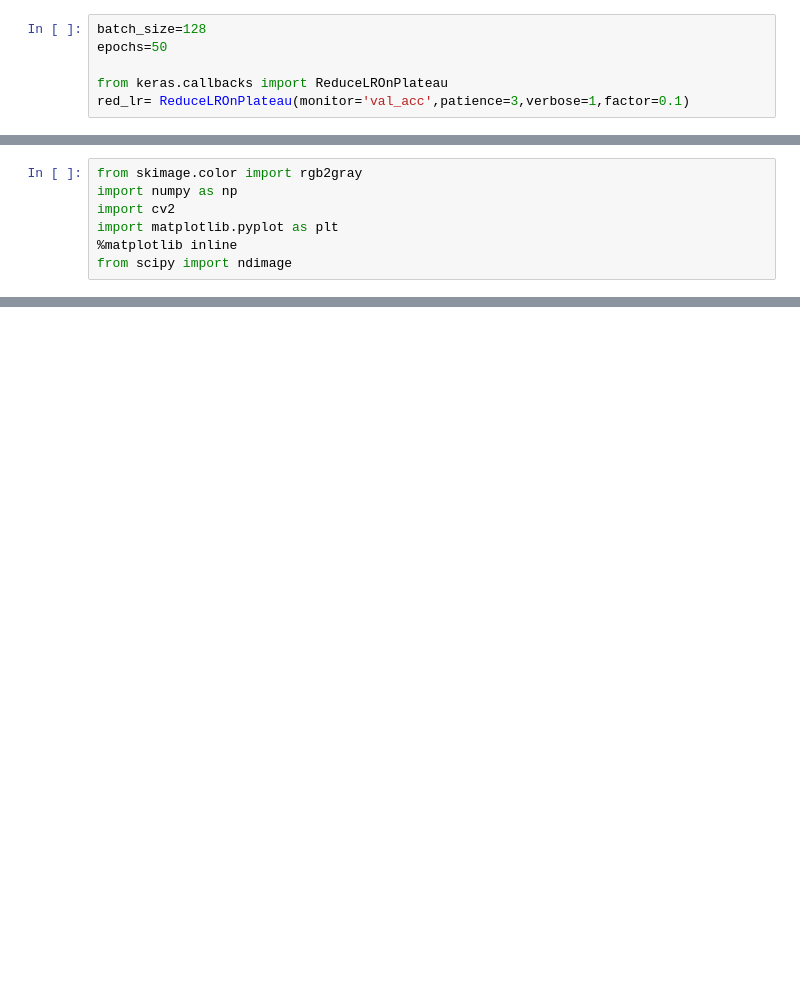
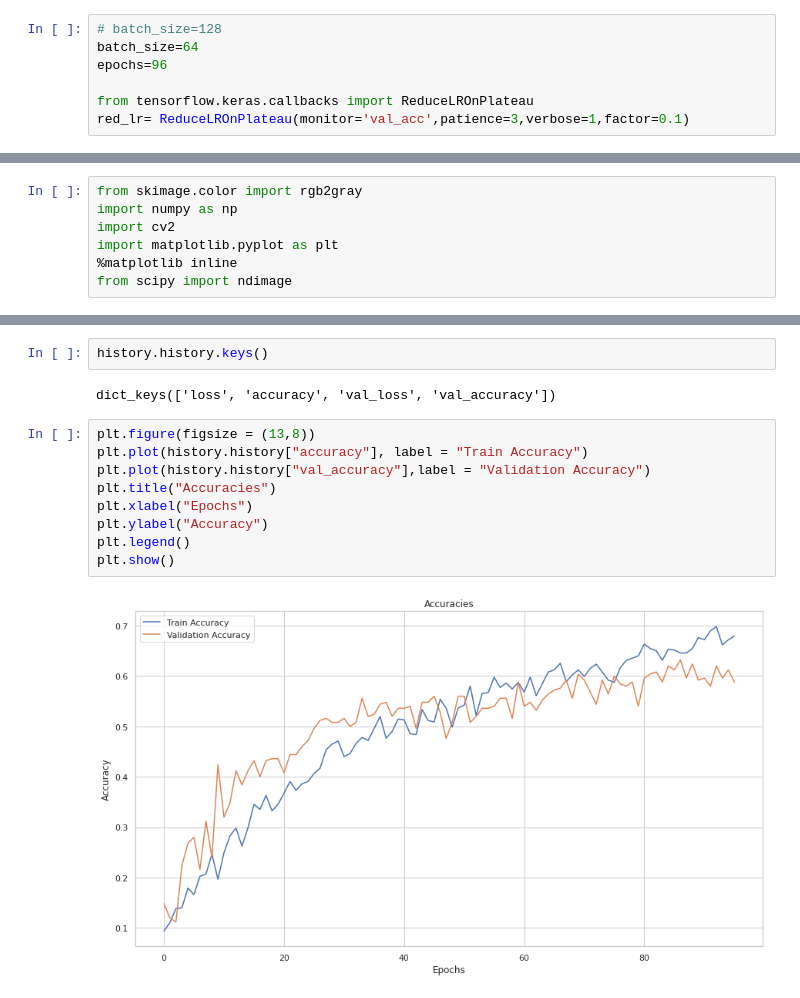
Before and after one commit to jwu6492/bird-species-sounds-classification, a Jupyter notebook: bird_sound.ipynb, the cells around one changed output, grey strips where cells are left out. Drawn from its saved outputs; the diff is of its cells as text; blank space fills up the shorter version.

```diff
--- a/bird_sound.ipynb
+++ b/bird_sound.ipynb
@@ -256,8 +311,9 @@ model.add(Dense(10, activation = "softmax"))
 # %%
-batch_size=128
-epochs=50
+# batch_size=128
+batch_size=64
+epochs=96
 
-from keras.callbacks import ReduceLROnPlateau
+from tensorflow.keras.callbacks import ReduceLROnPlateau
 red_lr= ReduceLROnPlateau(monitor='val_acc',patience=3,verbose=1,factor=0.1)
 # %%
 datagen = ImageDataGenerator(
@@ -327,0 +384,15 @@ Epoch 50/50
+# %%
+history.history.keys()
+# %% [output]
+dict_keys(['loss', 'accuracy', 'val_loss', 'val_accuracy'])
+# %%
+plt.figure(figsize = (13,8))
+plt.plot(history.history["accuracy"], label = "Train Accuracy")
+plt.plot(history.history["val_accuracy"],label = "Validation Accuracy")
+plt.title("Accuracies")
+plt.xlabel("Epochs")
+plt.ylabel("Accuracy")
+plt.legend()
+plt.show()
+# %% [output]
+[figure, added]
```
Also changed, not shown: parts of 20 cells of this notebook, 2 other files.
